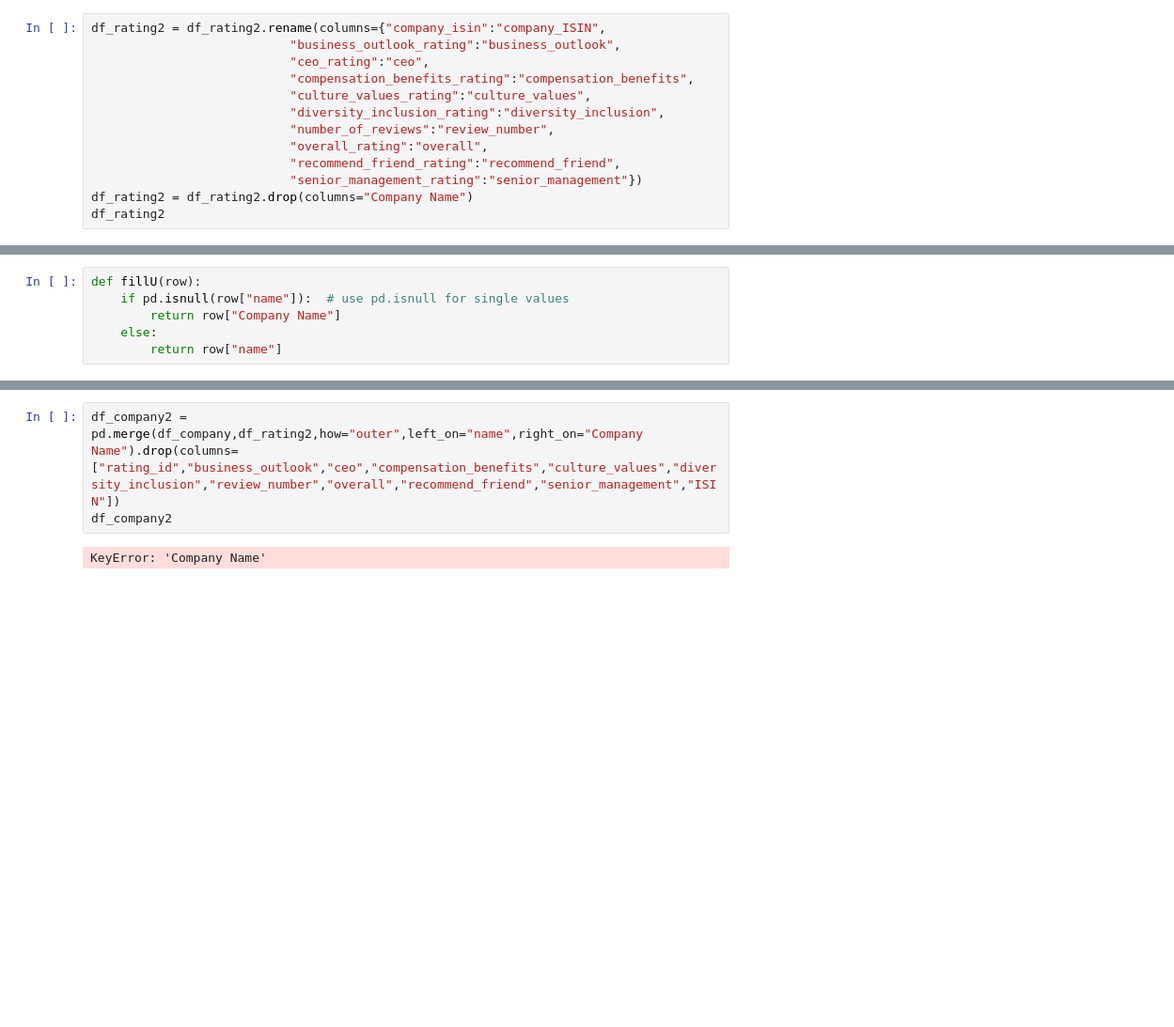
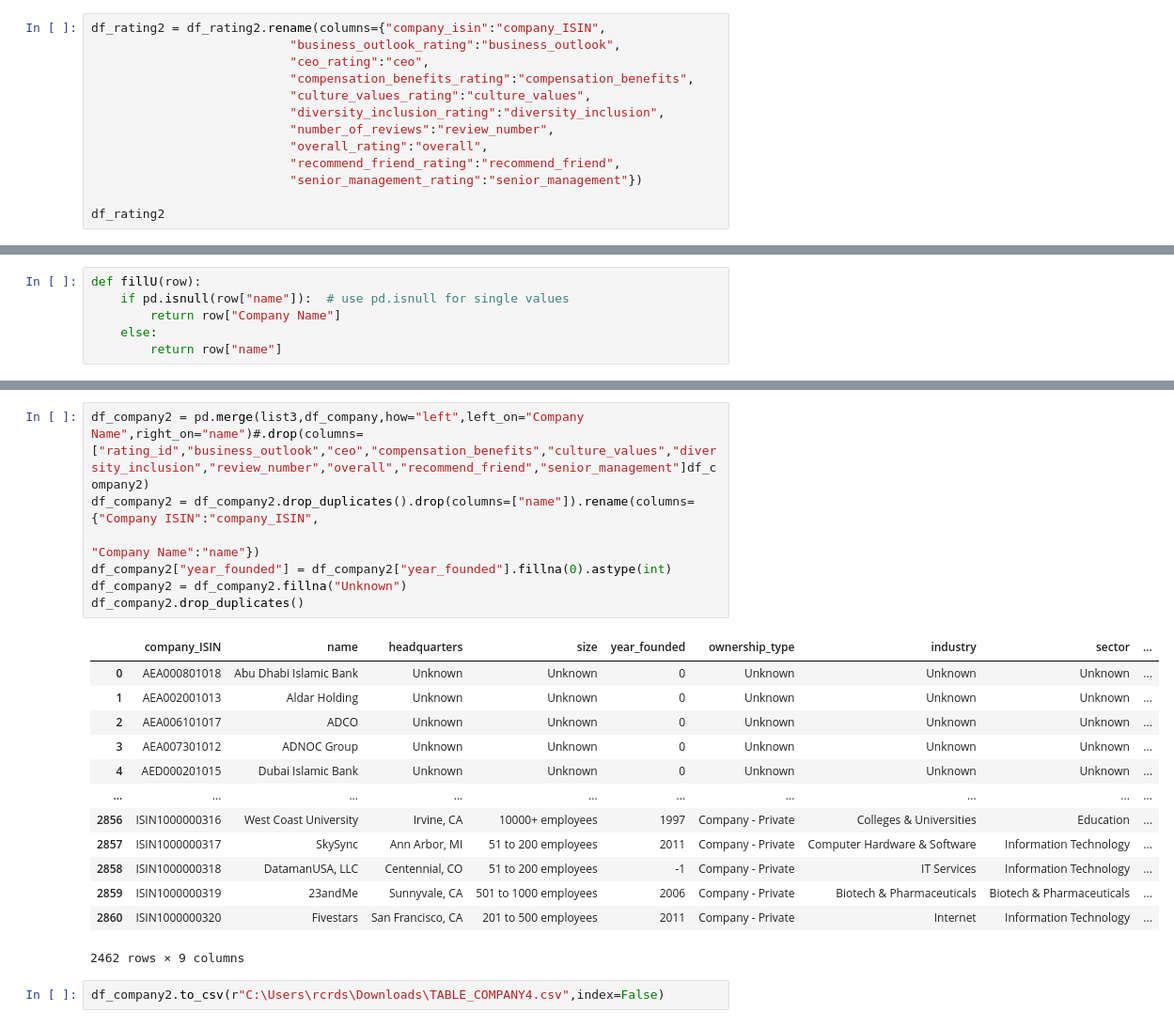
Before and after one commit to ghv29/sql-database, a Jupyter notebook: notebooks/Normalization.ipynb, the cells around one changed output, grey strips where cells are left out. Shown at 94% size. Cells and saved outputs as stored; diff of their text form; blank space fills up the shorter version.

```diff
--- a/notebooks/Normalization.ipynb
+++ b/notebooks/Normalization.ipynb
@@ -167,7 +225,7 @@ df_rating2 = df_rating2.rename(columns={"company_isin":"company_ISIN",
                            "overall_rating":"overall",
                            "recommend_friend_rating":"recommend_friend",
                            "senior_management_rating":"senior_management"})
-df_rating2 = df_rating2.drop(columns="Company Name")
+
 df_rating2
 # %% [output]
 |  | rating_id | company_ISIN | business_outlook | ceo | compensation_benefits | culture_values | ... |
@@ -194,8 +359,26 @@ def fillU(row):
 # %%
-df_company2 = pd.merge(df_company,df_rating2,how="outer",left_on="name",right_on="Company Name").drop(columns=["rating_id","business_outlook","ceo","compensation_benefits","culture_values","diversity_inclusion","review_number","overall","recommend_friend","senior_management","ISIN"])
-df_company2
+df_company2 = pd.merge(list3,df_company,how="left",left_on="Company Name",right_on="name")#.drop(columns=["rating_id","business_outlook","ceo","compensation_benefits","culture_values","diversity_inclusion","review_number","overall","recommend_friend","senior_management"]df_company2)
+df_company2 = df_company2.drop_duplicates().drop(columns=["name"]).rename(columns={"Company ISIN":"company_ISIN",
+                                                                                   "Company Name":"name"})
+df_company2["year_founded"] = df_company2["year_founded"].fillna(0).astype(int)
+df_company2 = df_company2.fillna("Unknown")
+df_company2.drop_duplicates()
 # %% [output]
+|  | company_ISIN | name | headquarters | size | year_founded | ownership_type | industry | sector | ... |
+| 0 | AEA000801018 | Abu Dhabi Islamic Bank | Unknown | Unknown | 0 | Unknown | Unknown | Unknown | ... |
+| 1 | AEA002001013 | Aldar Holding | Unknown | Unknown | 0 | Unknown | Unknown | Unknown | ... |
+| 2 | AEA006101017 | ADCO | Unknown | Unknown | 0 | Unknown | Unknown | Unknown | ... |
+| 3 | AEA007301012 | ADNOC Group | Unknown | Unknown | 0 | Unknown | Unknown | Unknown | ... |
+| 4 | AED000201015 | Dubai Islamic Bank | Unknown | Unknown | 0 | Unknown | Unknown | Unknown | ... |
+| ... | ... | ... | ... | ... | ... | ... | ... | ... | ... |
+| 2856 | ISIN1000000316 | West Coast University | Irvine, CA | 10000+ employees | 1997 | Company - Private | Colleges & Universities | Education | ... |
+| 2857 | ISIN1000000317 | SkySync | Ann Arbor, MI | 51 to 200 employees | 2011 | Company - Private | Computer Hardware & Software | Information Technology | ... |
+| 2858 | ISIN1000000318 | DatamanUSA, LLC | Centennial, CO | 51 to 200 employees | -1 | Company - Private | IT Services | Information Technology | ... |
+| 2859 | ISIN1000000319 | 23andMe | Sunnyvale, CA | 501 to 1000 employees | 2006 | Company - Private | Biotech & Pharmaceuticals | Biotech & Pharmaceuticals | ... |
+| 2860 | ISIN1000000320 | Fivestars | San Francisco, CA | 201 to 500 employees | 2011 | Company - Private | Internet | Information Technology | ... |
-KeyError: 'Company Name'
+2462 rows × 9 columns
+# %%
+df_company2.to_csv(r"C:\Users\rcrds\Downloads\TABLE_COMPANY4.csv",index=False)
 # %%
 
 df_company2["name"]=df_company2.apply(fillU, axis=1)
```
Also changed, not shown: parts of 19 cells of this notebook, 11 other files.
